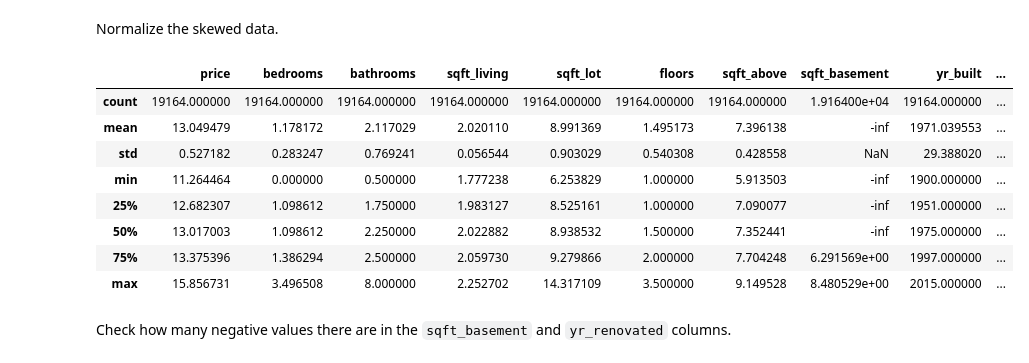
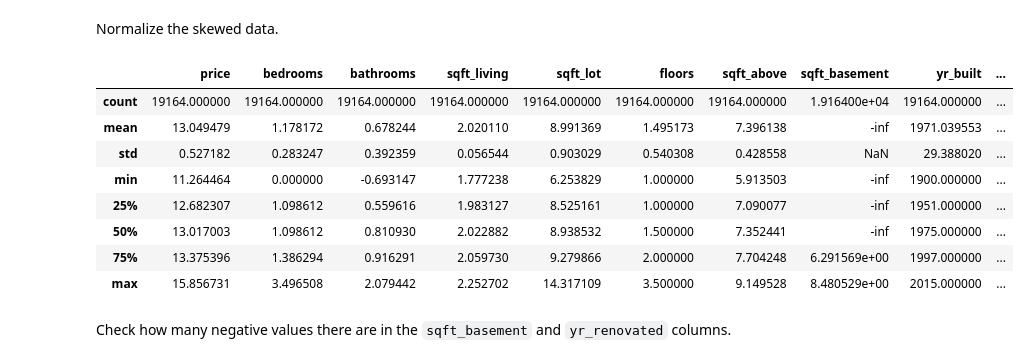
Before and after one commit to gabe-a-vazquez/FI_DS_Mod1_Project, a Jupyter notebook: student.ipynb, the cells around one changed output. Drawn from its saved outputs; the diff is of its cells as text; code cells hidden in the pictures.

```diff
--- a/student.ipynb
+++ b/student.ipynb
@@ -301,22 +309,22 @@ array([[<matplotlib.axes._subplots.AxesSubplot object at 0x...>,
 # %% [markdown]
 Normalize the skewed data.
 # %%
-skewed = ['bedrooms', 'price', 'sqft_above', 'sqft_basement', 'sqft_living', 'sqft_living', 'sqft_lot', 'yr_renovated']
+skewed = ['bathrooms','bedrooms', 'price', 'sqft_above', 'sqft_basement', 'sqft_living', 'sqft_living', 'sqft_lot', 'sqft_lot15', 'yr_renovated']
 
 for predictor in skewed:
     data[predictor] = np.log(data[predictor])
 
 data.describe()
 # %% [output]
 |  | price | bedrooms | bathrooms | sqft_living | sqft_lot | floors | sqft_above | sqft_basement | yr_built | ... |
 | count | 19164.000000 | 19164.000000 | 19164.000000 | 19164.000000 | 19164.000000 | 19164.000000 | 19164.000000 | 1.916400e+04 | 19164.000000 | ... |
-| mean | 13.049479 | 1.178172 | 2.117029 | 2.020110 | 8.991369 | 1.495173 | 7.396138 | -inf | 1971.039553 | ... |
-| std | 0.527182 | 0.283247 | 0.769241 | 0.056544 | 0.903029 | 0.540308 | 0.428558 | NaN | 29.388020 | ... |
-| min | 11.264464 | 0.000000 | 0.500000 | 1.777238 | 6.253829 | 1.000000 | 5.913503 | -inf | 1900.000000 | ... |
-| 25% | 12.682307 | 1.098612 | 1.750000 | 1.983127 | 8.525161 | 1.000000 | 7.090077 | -inf | 1951.000000 | ... |
-| 50% | 13.017003 | 1.098612 | 2.250000 | 2.022882 | 8.938532 | 1.500000 | 7.352441 | -inf | 1975.000000 | ... |
-| 75% | 13.375396 | 1.386294 | 2.500000 | 2.059730 | 9.279866 | 2.000000 | 7.704248 | 6.291569e+00 | 1997.000000 | ... |
-| max | 15.856731 | 3.496508 | 8.000000 | 2.252702 | 14.317109 | 3.500000 | 9.149528 | 8.480529e+00 | 2015.000000 | ... |
+| mean | 13.049479 | 1.178172 | 0.678244 | 2.020110 | 8.991369 | 1.495173 | 7.396138 | -inf | 1971.039553 | ... |
+| std | 0.527182 | 0.283247 | 0.392359 | 0.056544 | 0.903029 | 0.540308 | 0.428558 | NaN | 29.388020 | ... |
+| min | 11.264464 | 0.000000 | -0.693147 | 1.777238 | 6.253829 | 1.000000 | 5.913503 | -inf | 1900.000000 | ... |
+| 25% | 12.682307 | 1.098612 | 0.559616 | 1.983127 | 8.525161 | 1.000000 | 7.090077 | -inf | 1951.000000 | ... |
+| 50% | 13.017003 | 1.098612 | 0.810930 | 2.022882 | 8.938532 | 1.500000 | 7.352441 | -inf | 1975.000000 | ... |
+| 75% | 13.375396 | 1.386294 | 0.916291 | 2.059730 | 9.279866 | 2.000000 | 7.704248 | 6.291569e+00 | 1997.000000 | ... |
+| max | 15.856731 | 3.496508 | 2.079442 | 2.252702 | 14.317109 | 3.500000 | 9.149528 | 8.480529e+00 | 2015.000000 | ... |
 # %% [markdown]
 Check how many negative values there are in the `sqft_basement` and `yr_renovated` columns.
 # %%
```
Also changed, not shown: parts of 71 cells of this notebook, 1 other file.
